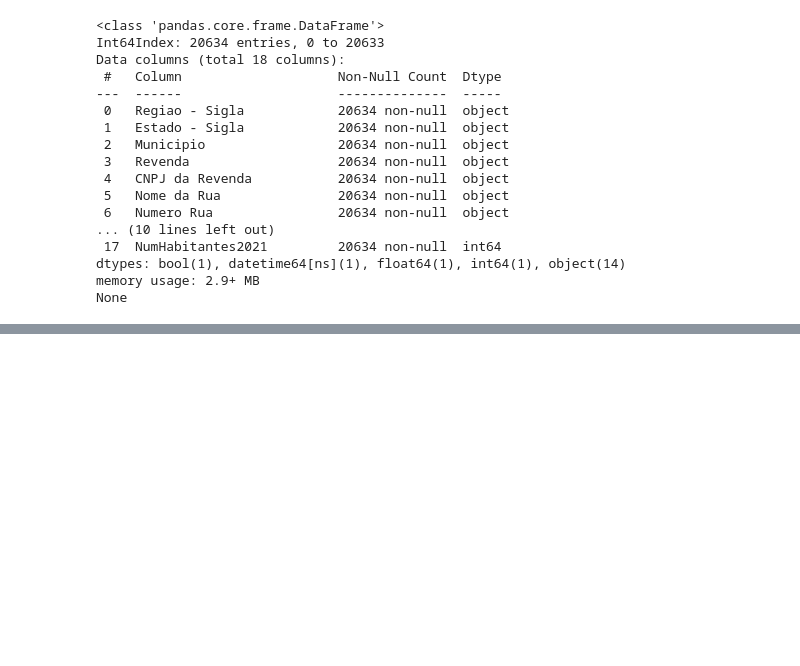
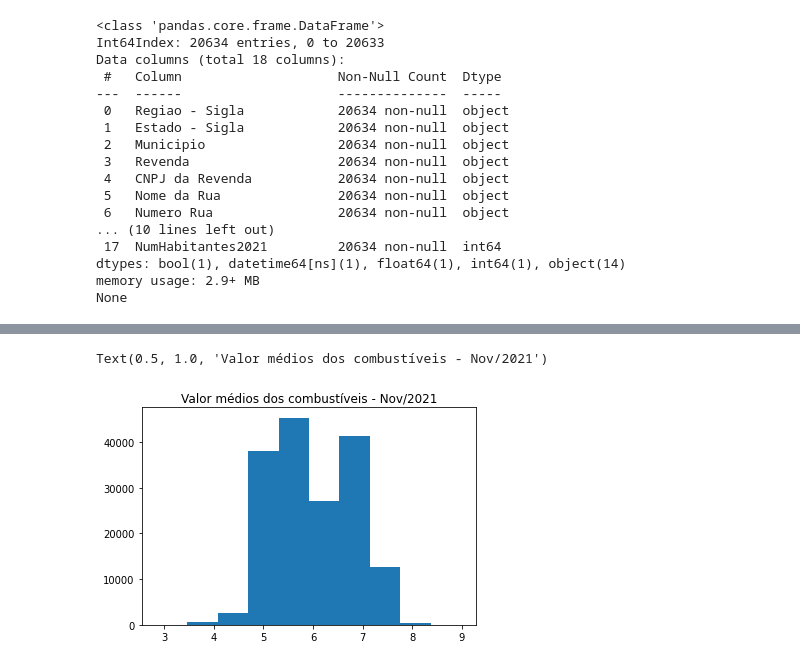
Before and after one commit to vin1costa/CursoDeExtens-oPythonPandas, a Jupyter notebook: Segundo_exemplo_em_Python_Pandas.ipynb, the cells around one changed output, grey strips where cells are left out. Saved outputs shown, nothing was run; the diff lists cells and outputs as text; code cells hidden in the pictures; blank space fills up the shorter version.

```diff
--- a/Segundo_exemplo_em_Python_Pandas.ipynb
+++ b/Segundo_exemplo_em_Python_Pandas.ipynb
@@ -250,0 +267,11 @@ display(postos_por_municipio_df)
+# %%
+# Vamos brincar de gráficos!!!
+
+import matplotlib.pyplot as plt
+
+plt.hist(combustiveis_df['Valor de Venda'])
+# Vamos colocarum título no gráfico
+plt.title("Valor médios dos combustíveis - Nov/2021")
+# %% [output]
+Text(0.5, 1.0, 'Valor médios dos combustíveis - Nov/2021')
+[figure, added]
```
Also changed, not shown: parts of 5 cells of this notebook.
